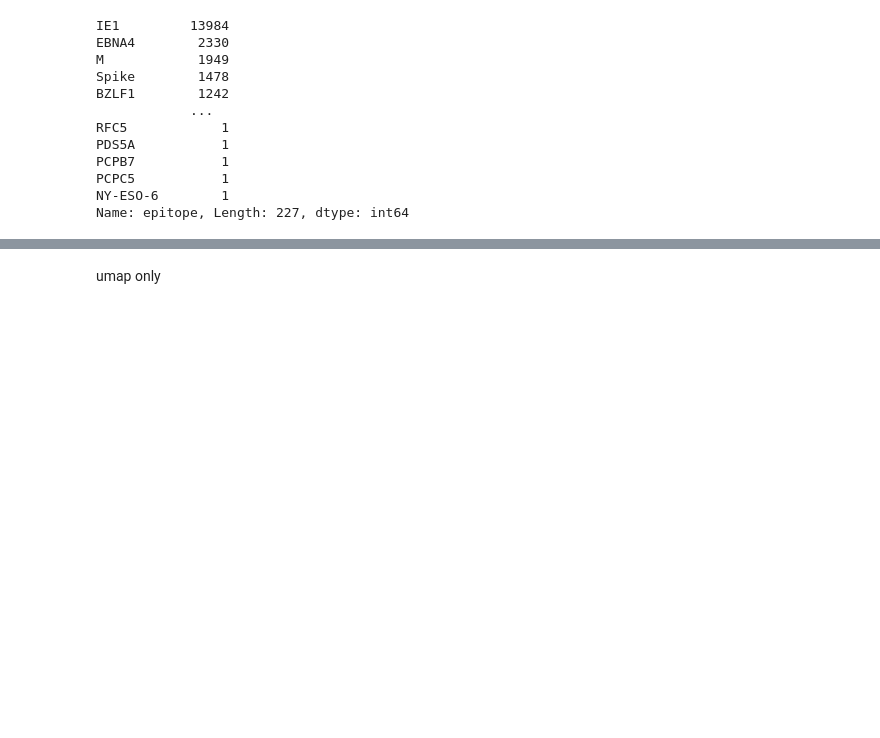
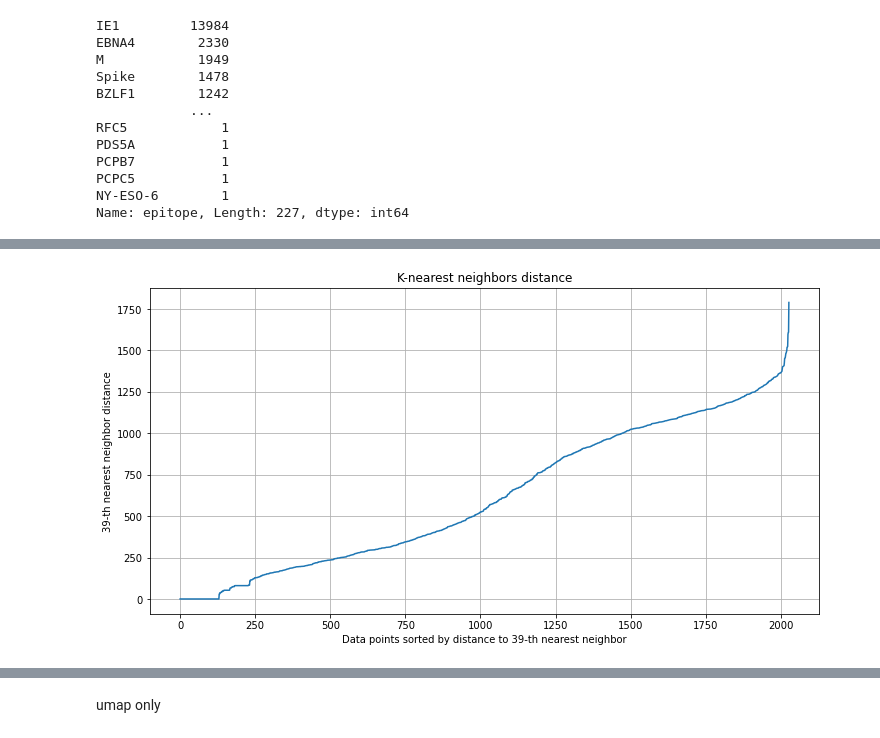
Before and after one commit to UoB-DSMP-2023-24/dsmp-2024-group-13, a Jupyter notebook: TCRdist3_paired_a_b.ipynb, the cells around one changed output, grey strips where cells are left out. Cells and saved outputs as stored; diff of their text form; code cells hidden in the pictures; blank space fills up the shorter version.

```diff
--- a/TCRdist3_paired_a_b.ipynb
+++ b/TCRdist3_paired_a_b.ipynb
@@ -238,3 +242,26 @@ X
+# %%
+from sklearn.neighbors import NearestNeighbors
+import matplotlib.pyplot as plt
+
+# Assume X is your data matrix
+min_samples = 40
+neighbors = NearestNeighbors(n_neighbors=min_samples)
+neighbors_fit = neighbors.fit(X)
+distances, indices = neighbors_fit.kneighbors(X)
+
+# Sort the distances
+distances = np.sort(distances, axis=0)
+distances = distances[:,1]  # Change 1 to min_samples-1 if different
+
+plt.figure(figsize=(12, 6))
+plt.plot(distances)
+plt.xlabel('Data points sorted by distance to {}-th nearest neighbor'.format(min_samples-1))
+plt.ylabel('{}-th nearest neighbor distance'.format(min_samples-1))
+plt.title('K-nearest neighbors distance')
+plt.grid(True)
+plt.show()
+# %% [output]
+[figure, added]
 # %%
 %pip install numpy scikit-learn umap-learn pandas
 
```
Also changed, not shown: parts of 14 cells of this notebook.
